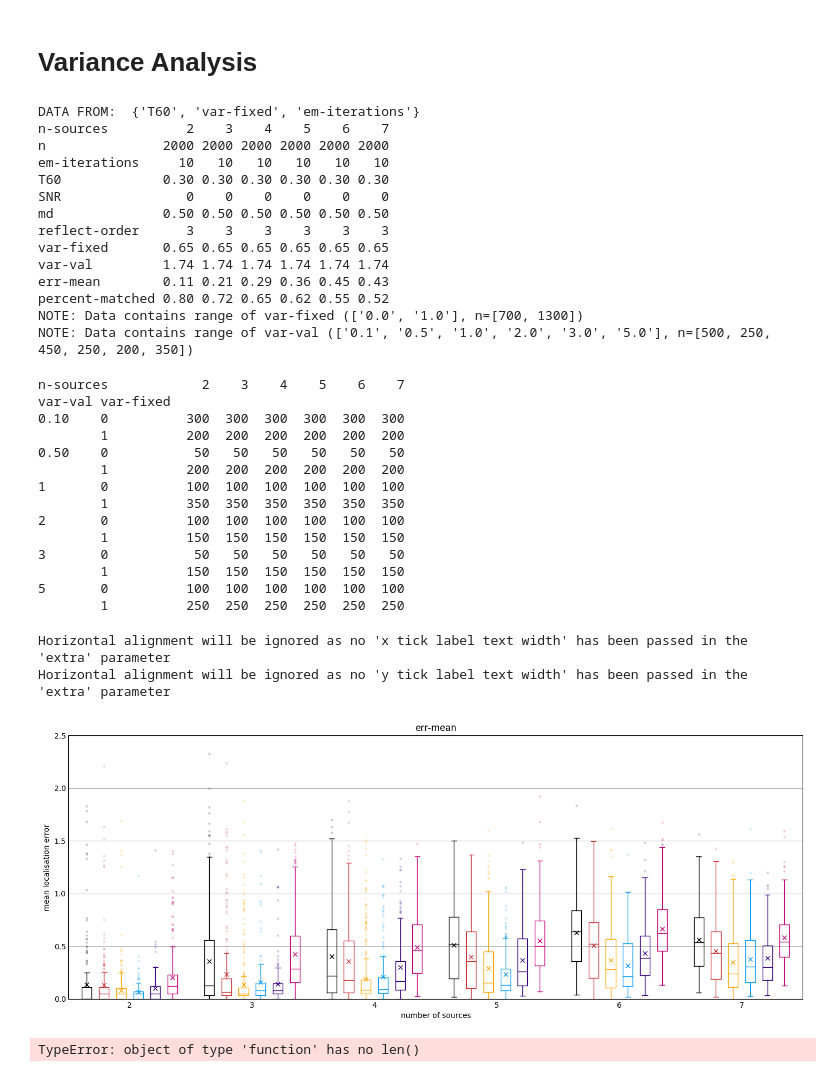
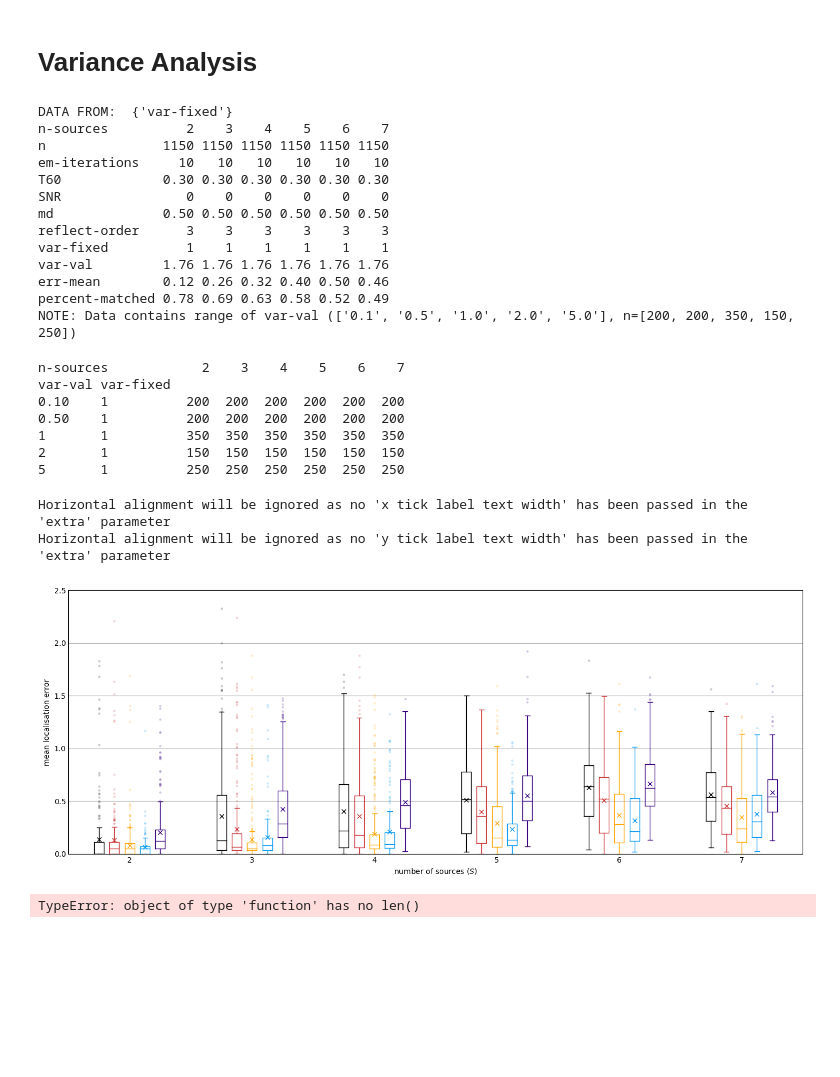
Before and after one commit to jannismain/fau-lnt-source-tracking-code, a Jupyter notebook: python/analysis-mean-err.ipynb, the cells around one changed output. Saved outputs shown, nothing was run; the diff lists cells and outputs as text; code cells hidden in the pictures; blank space fills up the shorter version.

```diff
--- a/python/analysis-mean-err.ipynb
+++ b/python/analysis-mean-err.ipynb
@@ -397,6 +441,7 @@ dft = dft[dft["md"]==0.5]
 dft = dft[dft["SNR"]==0]
 dft = dft[dft["var-fixed"]==0]
 dft = dft[dft["var-val"]==0.1]
+dft = dft[dft["description"]=="em-iterations"]
 print_summary(dft)
 # dfp = df.pivot_table("err-mean", index=["description", "wd"], columns="n-sources", aggfunc='mean').transpose()
 # dfp.boxplot(column=("n-sources"))
@@ -477,6 +522,7 @@ print("BASE SCENARIO:")
 # Manipulate Data
 dft = df
 dft = dft[dft["reflect-order"]==3]
+dft = dft[dft["description"]=='T60']
 dft = dft[dft["T60"]==0.3]
 dft = dft[dft["em"]==5]
 dft = dft[dft["wd"]==1.2]
@@ -533,7 +579,7 @@ for dft in dfts:
     idx+=1
 # adjust axis to larger values of guessing and worst case scenario
 ax.set_ylim([0,3.51])
-ax.set_yticks(np.arange(0,3.51,0.25))
+ax.set_yticks(np.arange(0,3.51,0.5))
 
 if EXPORT_LATEX:
     tikz_save("".join([PATH_LATEX_PLOTS, 'boxplot-joined-best-case.tex'.format(var)]), strict=True, wrap=False)
@@ -552,22 +598,23 @@ dft = dft[dft["em"]==10]
 dft = dft[dft["wd"]==1.2]
 dft = dft[dft["md"]==0.5]
 dft = dft[dft["SNR"]==0]
+dft = dft[dft["var-val"]!=3]
+dft = dft[dft["var-fixed"]==1]
 print_summary(dft)
 # %% [output]
-DATA FROM:  {'T60', 'var-fixed', 'em-iterations'}
+DATA FROM:  {'var-fixed'}
 n-sources          2    3    4    5    6    7
-n               2000 2000 2000 2000 2000 2000
+n               1150 1150 1150 1150 1150 1150
 em-iterations     10   10   10   10   10   10
 T60             0.30 0.30 0.30 0.30 0.30 0.30
 SNR                0    0    0    0    0    0
 md              0.50 0.50 0.50 0.50 0.50 0.50
 reflect-order      3    3    3    3    3    3
-var-fixed       0.65 0.65 0.65 0.65 0.65 0.65
-var-val         1.74 1.74 1.74 1.74 1.74 1.74
-err-mean        0.11 0.21 0.29 0.36 0.45 0.43
-percent-matched 0.80 0.72 0.65 0.62 0.55 0.52
-NOTE: Data contains range of var-fixed (['0.0', '1.0'], n=[700, 1300])
-NOTE: Data contains range of var-val (['0.1', '0.5', '1.0', '2.0', '3.0', '5.0'], n=[500, 250, 450, 250, 200, 350])
+var-fixed          1    1    1    1    1    1
+var-val         1.76 1.76 1.76 1.76 1.76 1.76
+err-mean        0.12 0.26 0.32 0.40 0.50 0.46
+percent-matched 0.78 0.69 0.63 0.58 0.52 0.49
+NOTE: Data contains range of var-val (['0.1', '0.5', '1.0', '2.0', '5.0'], n=[200, 200, 350, 150, 250])
 # %%
 # Sample Sizes
 dfp = dft.pivot_table("x1", index=["n-sources"], columns=["var-val","var-fixed"], aggfunc='count').transpose()
@@ -577,38 +624,30 @@ var_fixed = set([x[1] for x in dfp.index.values])
 # %% [output]
 n-sources            2    3    4    5    6    7
 var-val var-fixed
-0.10    0          300  300  300  300  300  300
-        1          200  200  200  200  200  200
-0.50    0           50   50   50   50   50   50
-        1          200  200  200  200  200  200
-1       0          100  100  100  100  100  100
-        1          350  350  350  350  350  350
-2       0          100  100  100  100  100  100
-        1          150  150  150  150  150  150
-3       0           50   50   50   50   50   50
-        1          150  150  150  150  150  150
-5       0          100  100  100  100  100  100
-        1          250  250  250  250  250  250
+0.10    1          200  200  200  200  200  200
+0.50    1          200  200  200  200  200  200
+1       1          350  350  350  350  350  350
+2       1          150  150  150  150  150  150
+5       1          250  250  250  250  250  250
 # %%
 var = 'var-val'
 dfp = dft.pivot_table("err-mean", index=["n-sources"], columns=var, aggfunc='mean').transpose()
 
 # Joint Boxplot, grouped
 fig = figure( figsize=(17,6.5) ); ax  = fig.add_subplot(111)
 
 idx=0
 for val in sorted(init_vars):
     dftt = dft[dft[var]==val]
-    dftt = dftt[dftt['var-fixed']==1]
     bp = dftt.boxplot("err-mean", by=["n-sources"], ax=ax, **boxplot_args)
     style_boxplot(bp, None, idx, len(init_vars))
     idx+=1
 if EXPORT_LATEX:
     tikz_save("".join([PATH_LATEX_PLOTS, 'boxplot-joined-{}.tex'.format(var)]), strict=True, wrap=False)
 # %% [output]
 Horizontal alignment will be ignored as no 'x tick label text width' has been passed in the 'extra' parameter
 Horizontal alignment will be ignored as no 'y tick label text width' has been passed in the 'extra' parameter
-[figure, old version]
+[figure, new version]
 # %%
 ax, i = init_grid((2,2),(17,17))
 cols = ['err-mean', 'percent-matched']
```
Also changed, not shown: parts of 16 cells of this notebook, 3 other files.
